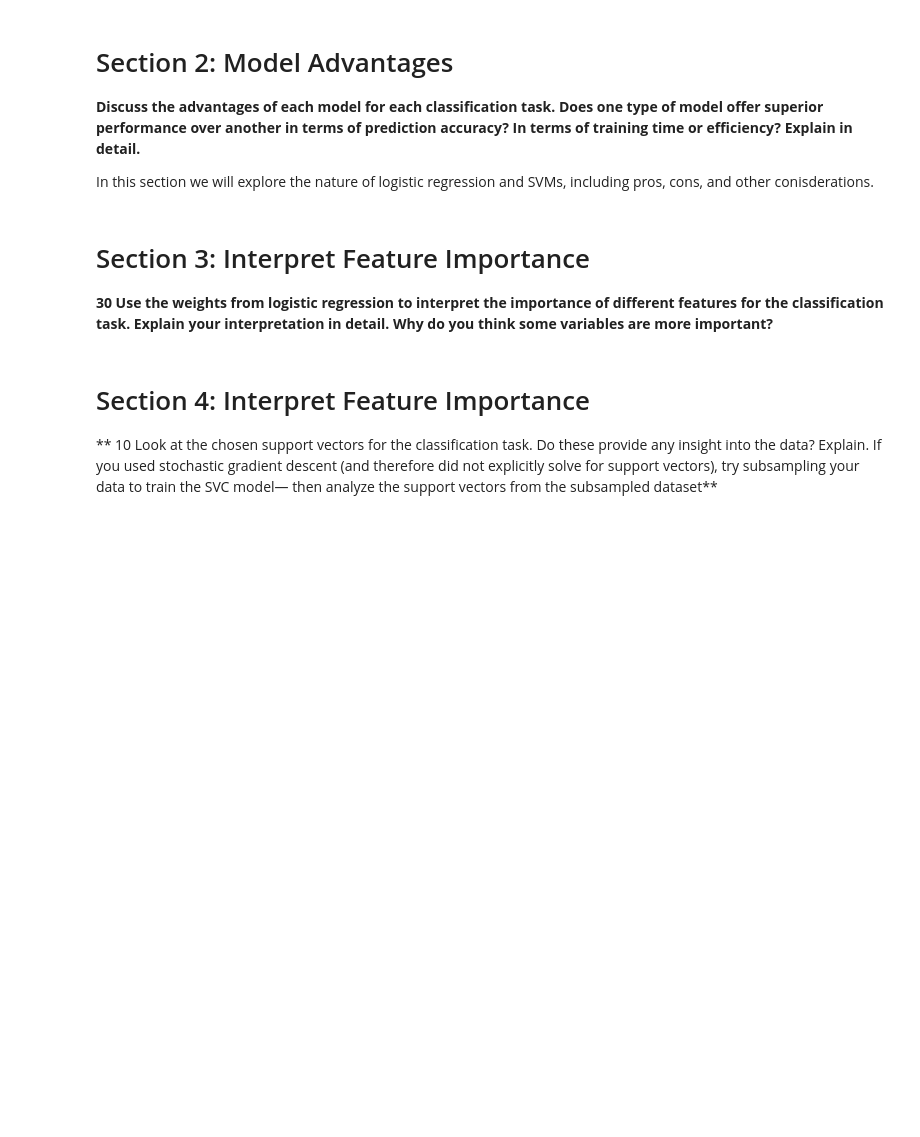
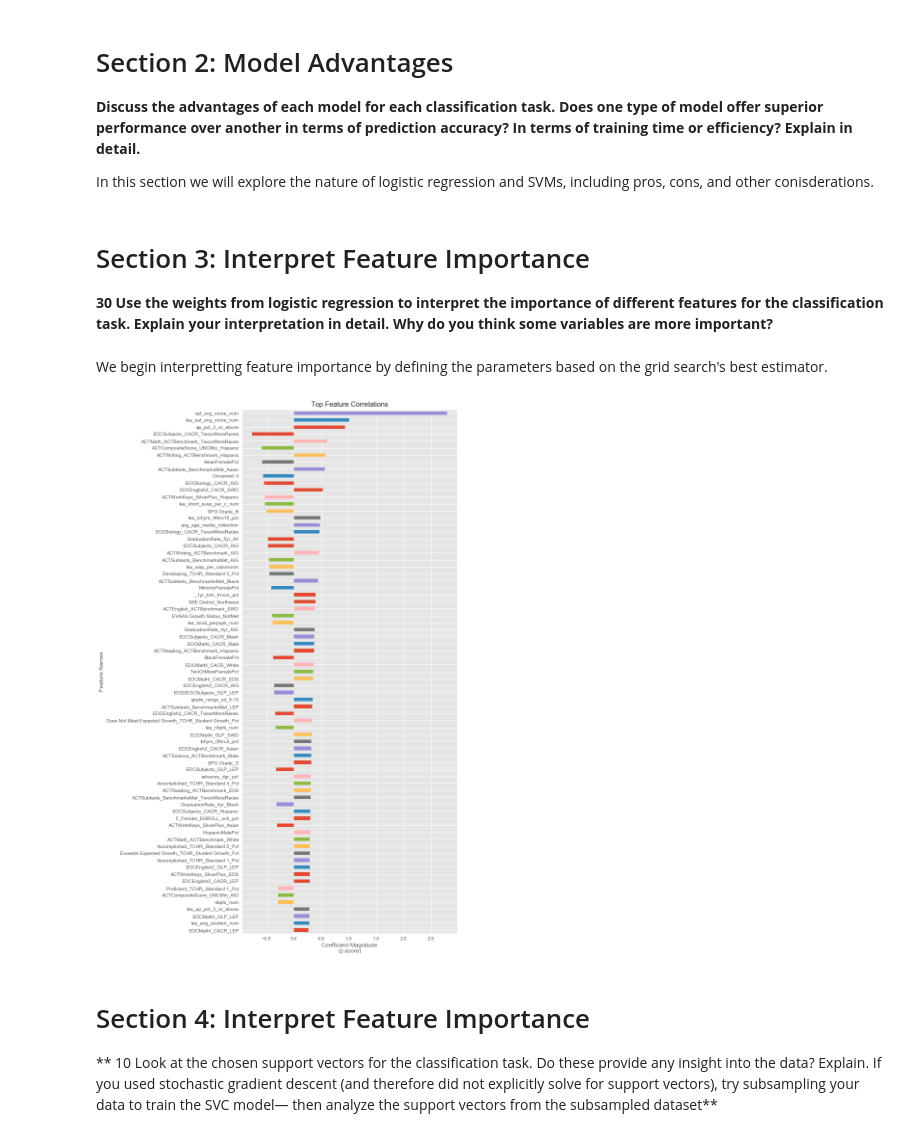
Before and after one commit to jeffweltman/MSDS7331, a Jupyter notebook: MSDS7331 - MiniProject1 - Logistic Regression & SVM.ipynb, the cells around one changed output. Saved outputs shown, nothing was run; the diff lists cells and outputs as text; code cells hidden in the pictures; blank space fills up the shorter version.

```diff
--- a/MSDS7331 - MiniProject1 - Logistic Regression & SVM.ipynb
+++ b/MSDS7331 - MiniProject1 - Logistic Regression & SVM.ipynb
@@ -40,0 +59,9 @@ In this section, we'll use two classical data mining techniques to further our u
+# %%
+Y_sat_high=hs_2017['sat_high_level'].values
+Y = Y_sat_high
+del hs_2017['sat_high_level']
+X_highSchools=hs_2017
+# %%
+#Divide data into test and training splits
+from sklearn.model_selection import ShuffleSplit
+cv = ShuffleSplit(n_splits=10, test_size=0.20, random_state=0)
@@ -85,3 +231,40 @@ In this section we will explore the nature of logistic regression and SVMs, incl
+# %% [markdown]
+We begin interpretting feature importance by defining the parameters based on the grid search's best estimator.
+# %%
+X_highSchools=pd.DataFrame(X_highSchools) # casting as dataframe for column interpretation
+
+# rfe_ft_imp_df = pd.DataFrame({'feature_names':X_highSchools.columns, 'weights':rfecv.grid_scores_})
+
+#Load the model's coefficient weights and feature names into a dataframe sorted by weights
+weights = grid.best_estimator_.named_steps['logisticregression'].coef_.ravel()
+feature_names = X_highSchools.columns.values #[rfecv.get_support(indices=True)]
+
+linreg_ft_imp_df = pd.DataFrame({'feature_names':feature_names, 'weights':weights, 'absolute_weights': np.abs(weights)})
+linreg_ft_imp_df.sort_values(by='absolute_weights', inplace=True, ascending=False )
+# %%
+# Examine categorical variables of interest
+import matplotlib.pyplot as plt
+
+%matplotlib inline
+
+#Plot the model's feature importances
+# REFERENCE:  Eric Larson, https://github.com/eclarson/DataMiningNotebooks
+plt.style.use('ggplot')
+
+wt_plt_df = linreg_ft_imp_df.head(75) # obtains the 75 most highly-weighted attributes
+wt_plt_df = pd.DataFrame(wt_plt_df)
+wt_plt_df.sort_values(by='absolute_weights', inplace=True, ascending=True) # reverses the sorting
+
+weights = pd.Series(wt_plt_df['weights'].values,index=wt_plt_df['feature_names'])
+ax = weights.plot(kind='barh', figsize=(8,20))
+
+ax.set_title("Top Feature Correlations")
+ax.set_xlabel("Coefficient Magnitude\n(z-score)")
+ax.set_ylabel("Feature Names")
+
+plt.show()
+# %% [output]
+[figure, added]
 # %% [markdown]
 # Section 4: Interpret Feature Importance
 
```
Also changed, not shown: parts of 23 cells of this notebook.
